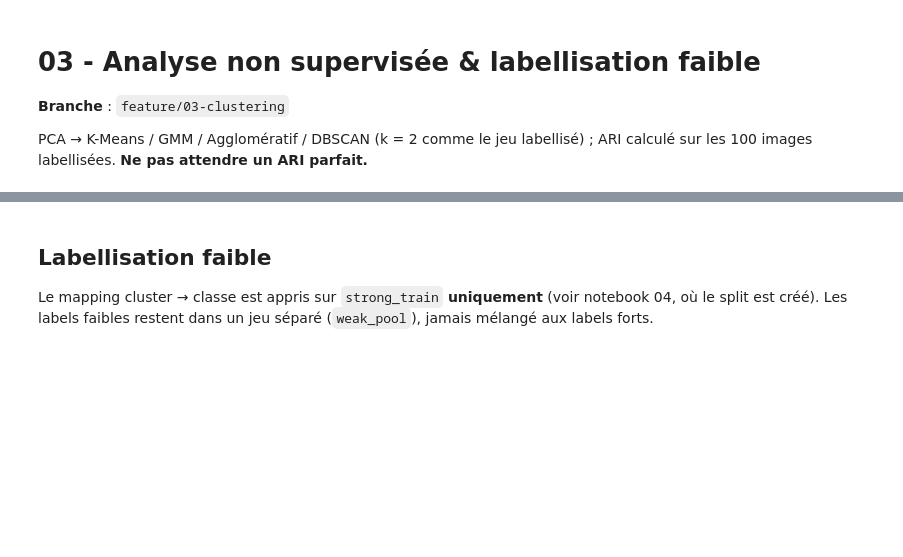
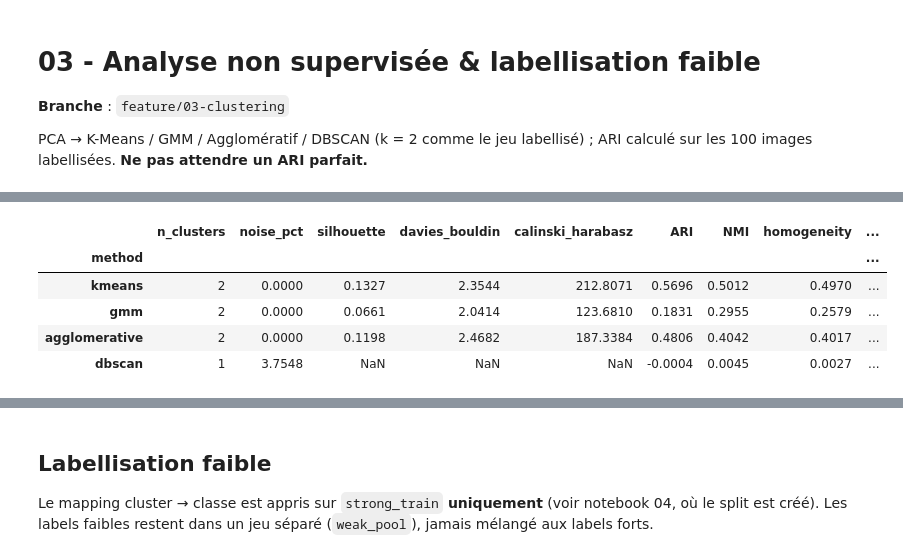
Before and after one commit to Nerion-1337/brainscanai, a Jupyter notebook: notebooks/03_clustering_non_supervise.ipynb, the cells around one changed output, grey strips where cells are left out. Saved outputs shown, nothing was run; the diff lists cells and outputs as text; code cells hidden in the pictures; blank space fills up the shorter version.

```diff
--- a/notebooks/03_clustering_non_supervise.ipynb
+++ b/notebooks/03_clustering_non_supervise.ipynb
@@ -40,8 +94,15 @@ plot_embedding_2d(coords, m.label_name, 'Classes connues (labellisées) vs incon
 # %%
-results = run_all(Z, cc['n_clusters'], cfg['seed'], cc['dbscan_min_samples'])
-table = evaluate_all(results, Z, m.label.to_numpy())
+results = run_all(Zc, cc['n_clusters'], cfg['seed'], cc['dbscan_min_samples'])
+table = evaluate_all(results, Zc, m.label.to_numpy())
 table.to_csv(TAB / 'clustering_comparison.csv')
 table
+# %% [output]
+|  | n_clusters | noise_pct | silhouette | davies_bouldin | calinski_harabasz | ARI | NMI | homogeneity | ... |
+| method |  |  |  |  |  |  |  |  | ... |
+| kmeans | 2 | 0.0000 | 0.1327 | 2.3544 | 212.8071 | 0.5696 | 0.5012 | 0.4970 | ... |
+| gmm | 2 | 0.0000 | 0.0661 | 2.0414 | 123.6810 | 0.1831 | 0.2955 | 0.2579 | ... |
+| agglomerative | 2 | 0.0000 | 0.1198 | 2.4682 | 187.3384 | 0.4806 | 0.4042 | 0.4017 | ... |
+| dbscan | 1 | 3.7548 | NaN | NaN | NaN | -0.0004 | 0.0045 | 0.0027 | ... |
 # %%
 fig, axes = plt.subplots(1, 4, figsize=(18, 4))
 for ax, (name, r) in zip(axes, results.items()):
```
Also changed, not shown: parts of 18 cells of this notebook, 23 other files.
